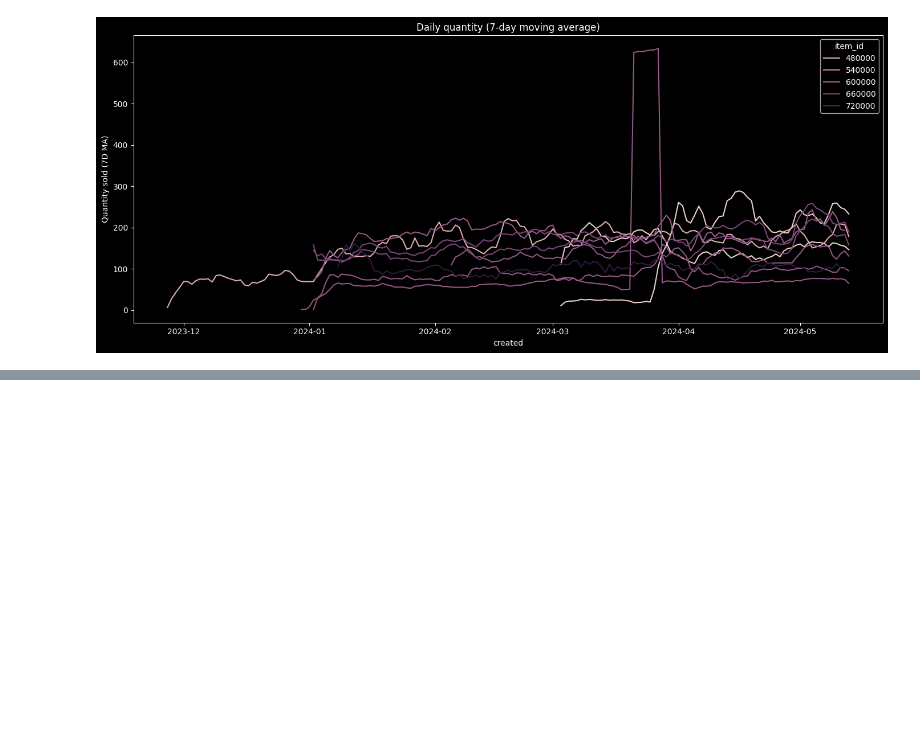
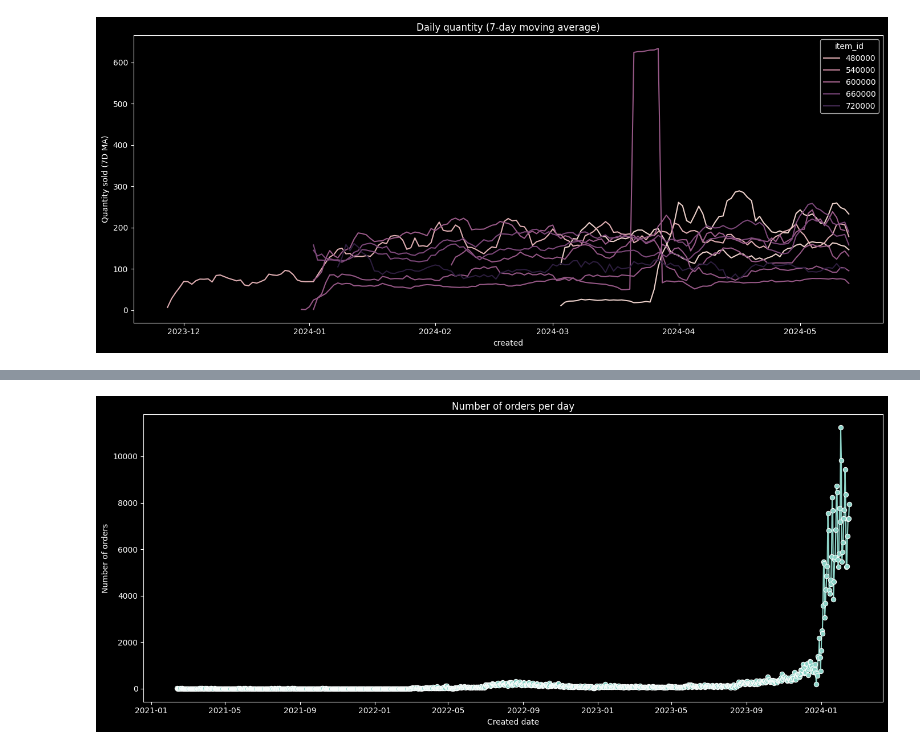
Before and after one commit to GM-Sniper/EagleEye, a Jupyter notebook: src/analysis.ipynb, the cells around one changed output, grey strips where cells are left out. Saved outputs shown, nothing was run; the diff lists cells and outputs as text; code cells hidden in the pictures; blank space fills up the shorter version.

```diff
--- a/src/analysis.ipynb
+++ b/src/analysis.ipynb
@@ -413,0 +430,17 @@ plt.show()
+# %%
+#Get order counts per day
+orders_by_day = (
+    fct_orders.groupby(pd.Grouper(key="created", freq="D"))["id"]
+    .count()
+    .reset_index()
+    .sort_values("created")
+)
+plt.figure(figsize=(14, 6))
+sns.lineplot(data=orders_by_day, x="created", y="id", marker="o")
+plt.title("Number of orders per day")
+plt.xlabel("Created date")
+plt.ylabel("Number of orders")
+plt.tight_layout()
+plt.show()
+# %% [output]
+[figure, added]
```
Also changed, not shown: parts of 3 cells of this notebook, 36 other files.
